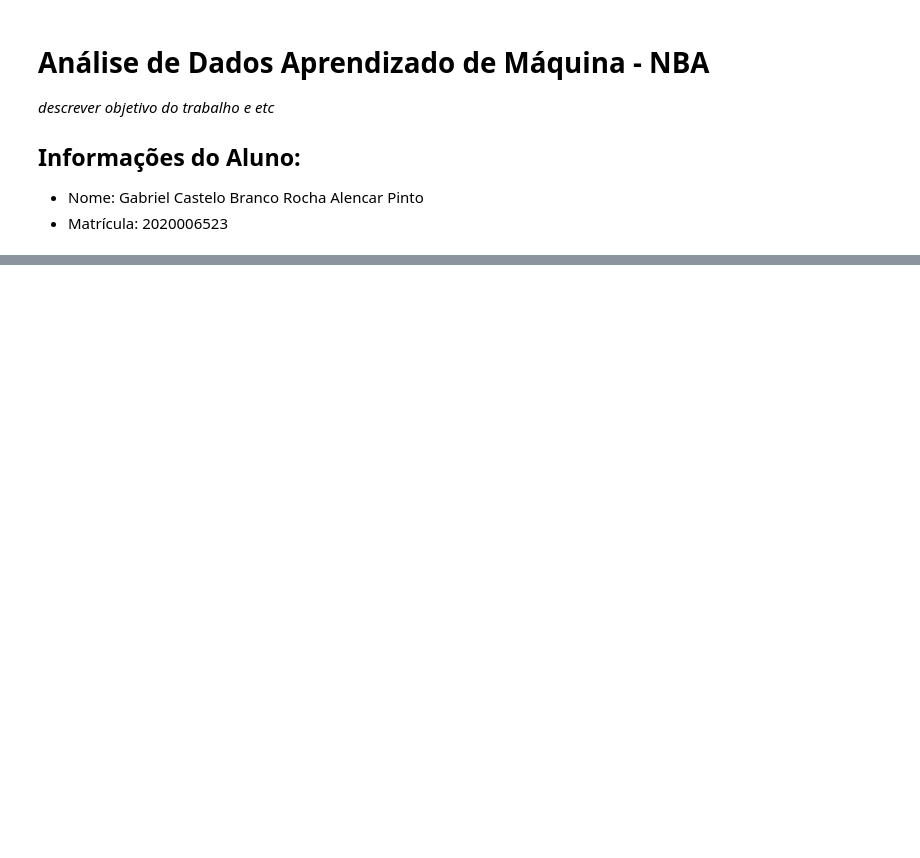
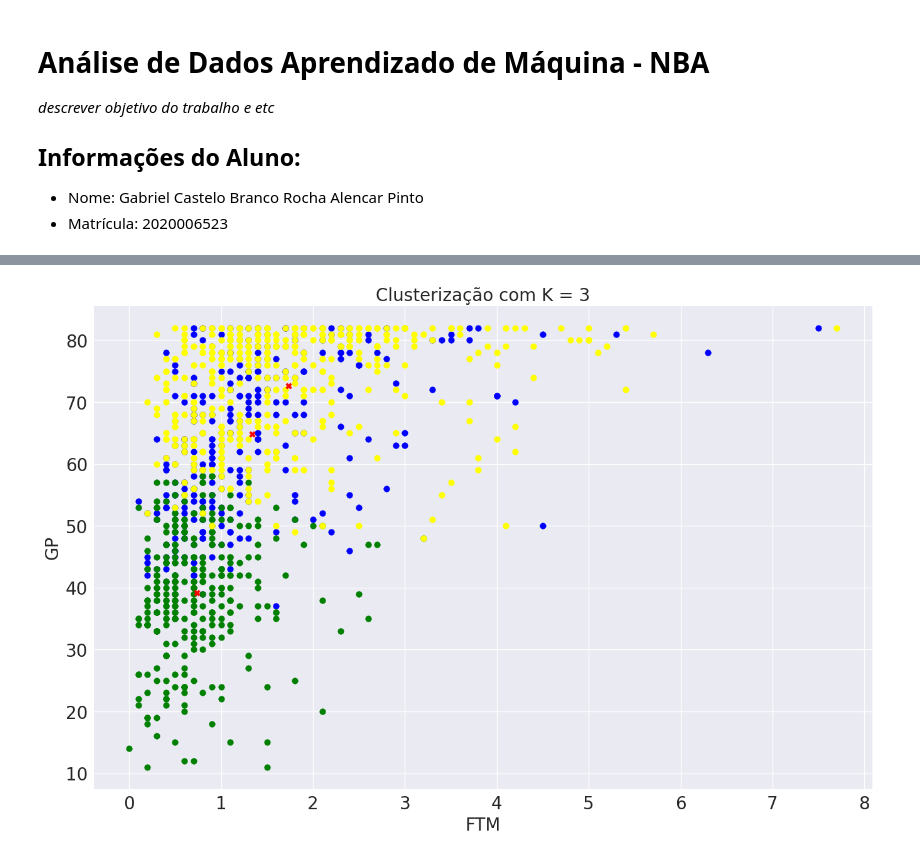
Before and after one commit to Gcastelo01/machine-learning, a Jupyter notebook: Report.ipynb, the cells around one changed output, grey strips where cells are left out. Cells and saved outputs as stored; diff of their text form; code cells hidden in the pictures; blank space fills up the shorter version.

```diff
--- a/Report.ipynb
+++ b/Report.ipynb
@@ -110,0 +163,45 @@ Percentual de acerto (K = 50): 68.66%
+# %%
+gps = grouper3.get_groups()
+ctrs = grouper3.get_centroids()
+
+g1 = gps[0]
+g2 = gps[1]
+g3 = gps[2]
+
+aux = []
+aux2 = []
+aux3 = []
+
+atr1 = "FTM"
+atr2 = "GP"
+
+for i in g1:
+    aux.append(i.get_attrs_as_list([atr1, atr2]))
+
+for i in g2:
+    aux2.append(i.get_attrs_as_list([atr1, atr2]))
+
+for i in g3:
+    aux3.append(i.get_attrs_as_list([atr1, atr2]))
+
+
+aux = np.array(aux)
+aux2 = np.array(aux2)
+aux3 = np.array(aux3)
+
+fig, ax = plt.subplots()
+
+ax.set_title("Clusterização com K = 3")
+ax.set_xlabel(atr1)
+ax.set_ylabel(atr2)
+
+ax.scatter(aux[:, 0], aux[:, 1], c="blue")
+ax.scatter(aux2[:, 0], aux2[:, 1], c="green")
+ax.scatter(aux3[:, 0], aux3[:, 1], c="yellow")
+
+for i in ctrs:
+    ax.scatter(i.get_attrs_as_list([atr1, atr2])[0], i.get_attrs_as_list([atr1, atr2])[1], marker="X", c='red')
+
+fig.show()
+# %% [output]
+[figure, added]
```
Also changed, not shown: parts of 13 cells of this notebook, 4 other files.
